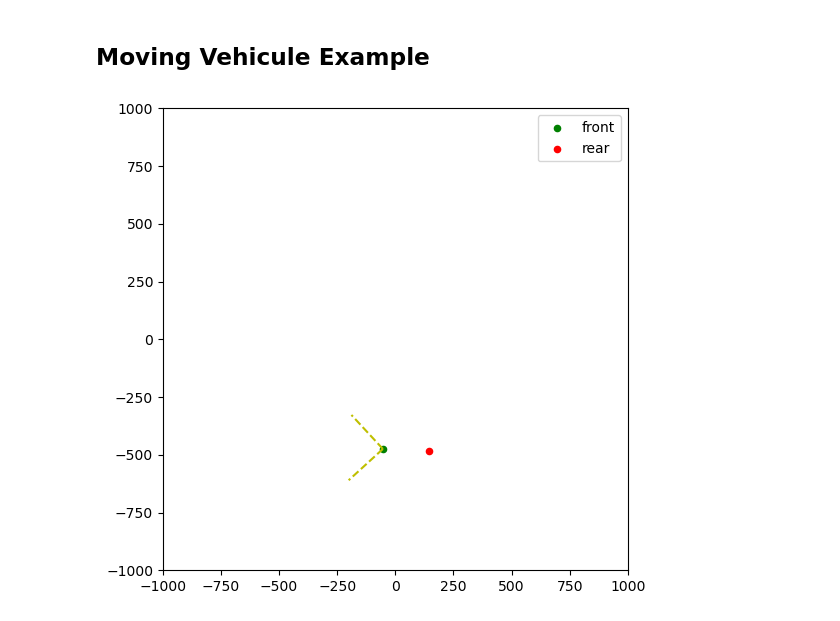
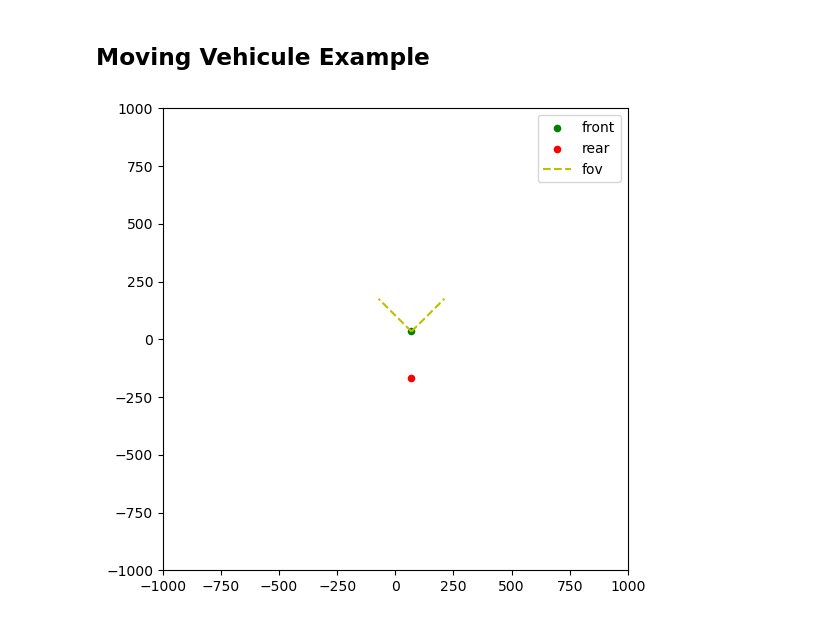
Before and after one commit to comtois-etienne/CSIE5047_Smart_Luggage, a Jupyter notebook: notebook.ipynb, the cells around one changed output. Saved outputs shown, nothing was run; the diff lists cells and outputs as text; code cells hidden in the pictures.

```diff
--- a/notebook.ipynb
+++ b/notebook.ipynb
@@ -171,7 +171,7 @@ class Point:
         pt_l = self.rotate(fov//2 + self.a, pt_len)
         pt_r = self.rotate(-(fov//2) + self.a, pt_len)
         ax.plot([self.y, pt_l.y], [self.x, pt_l.x], color=color, linestyle=linestyle, label=label)
-        ax.plot([self.y, pt_r.y], [self.x, pt_r.x], color=color, linestyle=linestyle, label=label)
+        ax.plot([self.y, pt_r.y], [self.x, pt_r.x], color=color, linestyle=linestyle)
 
     @staticmethod
     def origin():
@@ -822,43 +822,47 @@ for i in range(len(s_data['x']) + 5):
 ## Moving Vehicule Example
 # %%
 vehicle = Vehicle(max_turn_angle=30, axle_len=200, max_speed=2000, center=Point(0, 0))
+speed, wheel_angle = 100, 0
+
 # set_speed(speed) in mm/s
 # set_wheel_angle(angle) in degrees
 # update_position(time) in seconds
 
-for i in range(60):
+for i in range(42):
 
-    speed, wheel_angle = 100, 30
-    # input speed and wheel angle in one input separated by space
-    # speed, wheel_angle = map(int, input().split())
+    if i >= 2:
+        wheel_angle = 30
+
+    if i >= 22:
+        wheel_angle = -30
 
     vehicle.set_speed(speed)
     vehicle.set_wheel_angle(wheel_angle)
     vehicle.update_position(1)
 
     clear_output(wait=True)
 
     # plot properties
     fig, ax = plt.subplots()
     ax.set_ylim([-1000, 1000])
     ax.set_xlim([-1000, 1000])
     fig.set_figheight(6)
     fig.set_figwidth(6)
 
     vehicle.front.scatter(ax, color='g', size=20, label='front')
     vehicle.rear.scatter(ax, color='r', size=20, label='rear')
     fov = vehicle.front.copy()
     fov.a = vehicle.rear.angle(vehicle.front)
 
     # plot line from rear to front
     # ax.plot([vehicle.rear.y, vehicle.front.y], [vehicle.rear.x, vehicle.front.x], color='k')
-    fov.plot(ax, color='y', fov=90, fov_len=200)
+    fov.plot(ax, color='y', fov=90, fov_len=200, linestyle='--', label='fov')
 
     ax.legend()
     plt.show()
     plt.pause(0.1)
 # %% [output]
-[figure, old version]
+[figure, new version]
 # %%
 vehicle = Vehicle(max_turn_angle=30, axle_len=200, max_speed=2000, center=Point(0, 0))
 
```
